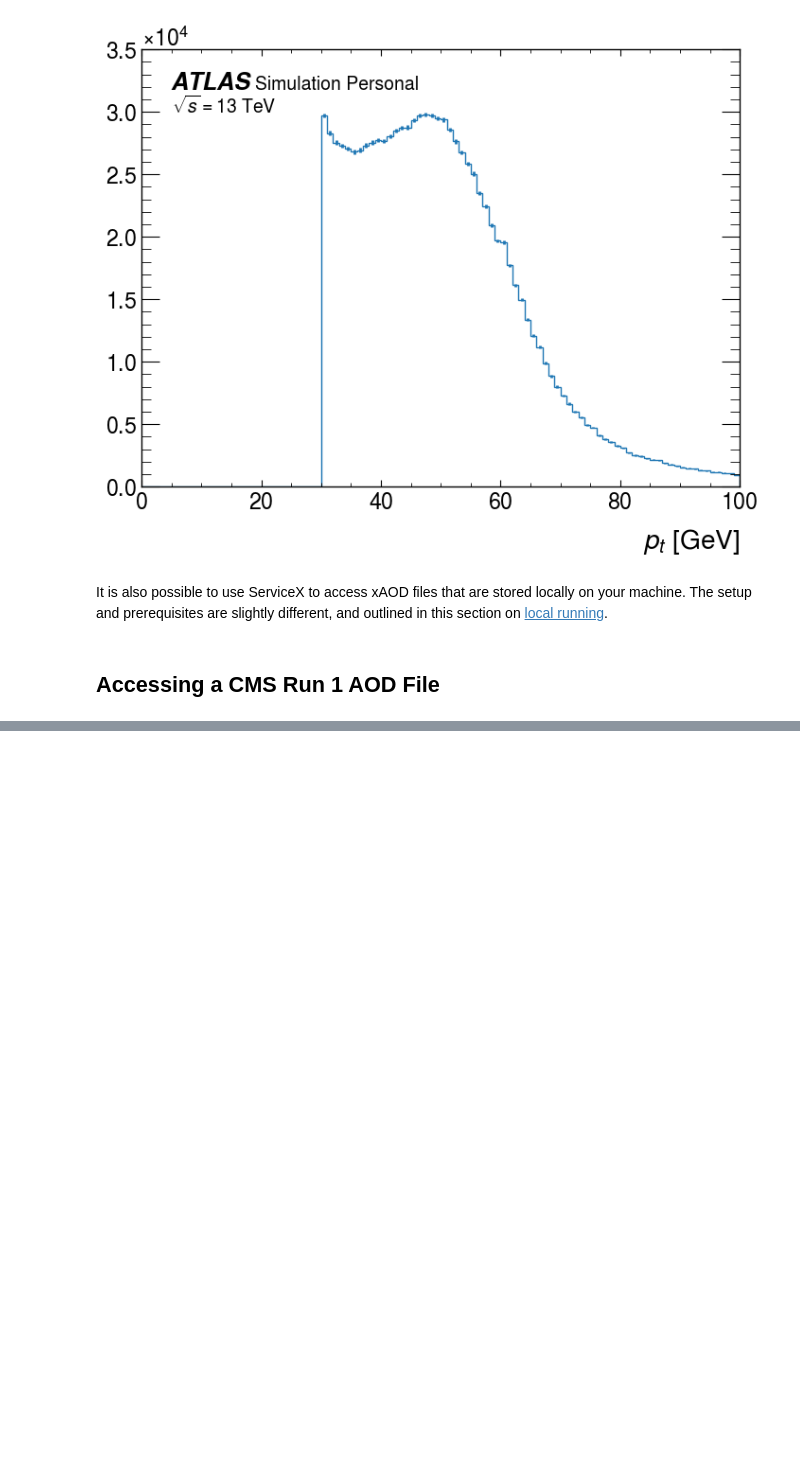
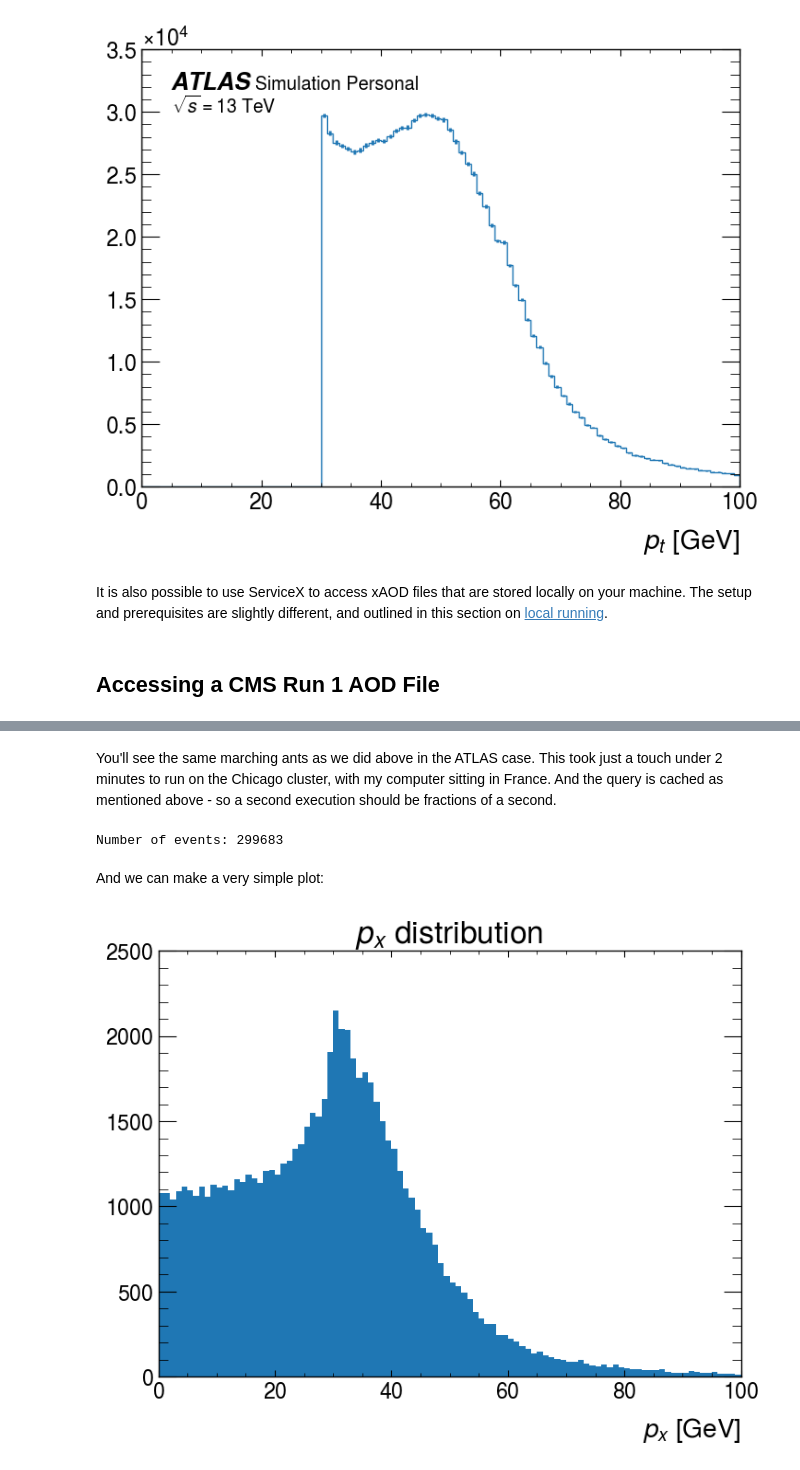
Before and after one commit to iris-hep/func_adl_usage, a Jupyter notebook: _sources/hello_world.ipynb, the cells around one changed output, grey strips where cells are left out. Saved outputs shown, nothing was run; the diff lists cells and outputs as text; code cells hidden in the pictures; blank space fills up the shorter version.

```diff
--- a/_sources/hello_world.ipynb
+++ b/_sources/hello_world.ipynb
@@ -123,0 +130,4 @@ It is also possible to use ServiceX to access xAOD files that are stored locally
+# %%
+from func_adl_servicex import ServiceXSourceCMSRun1AOD
+
+ds_cms = ServiceXSourceCMSRun1AOD('cernopendata://1507')
@@ -123,0 +140,31 @@ It is also possible to use ServiceX to access xAOD files that are stored locally
+# %%
+v_jets = (
+    ds_cms
+    .Select(lambda e: e.Muons("muons"))
+    .Select(lambda muons: [m for m in muons if m.pt() > 30])
+    .Select(lambda muons: {
+        'px': [j.px() for j in muons],
+        'py': [j.py() for j in muons],
+        'pz': [j.pz() for j in muons],
+    })
+    .AsAwkwardArray()
+    .value()
+)
+# %% [markdown]
+You'll see the same marching ants as we did above in the ATLAS case. This took just a touch under 2 minutes to run on the Chicago cluster, with my computer sitting in France. And the query is cached as mentioned above - so a second execution should be fractions of a second.
+# %%
+print(f"Number of events: {len(v_jets)}")
+# %% [output]
+Number of events: 299683
+# %% [markdown]
+And we can make a very simple plot:
+# %%
+import matplotlib.pyplot as plt
+import awkward as ak
+
+plt.hist(ak.flatten(v_jets.px), bins=100, range=(0, 100))
+plt.xlabel('$p_x$ [GeV]')
+plt.title('$p_x$ distribution')
+plt.show()
+# %% [output]
+[figure, added]
```
Also changed, not shown: parts of 6 cells of this notebook, 27 other files.
